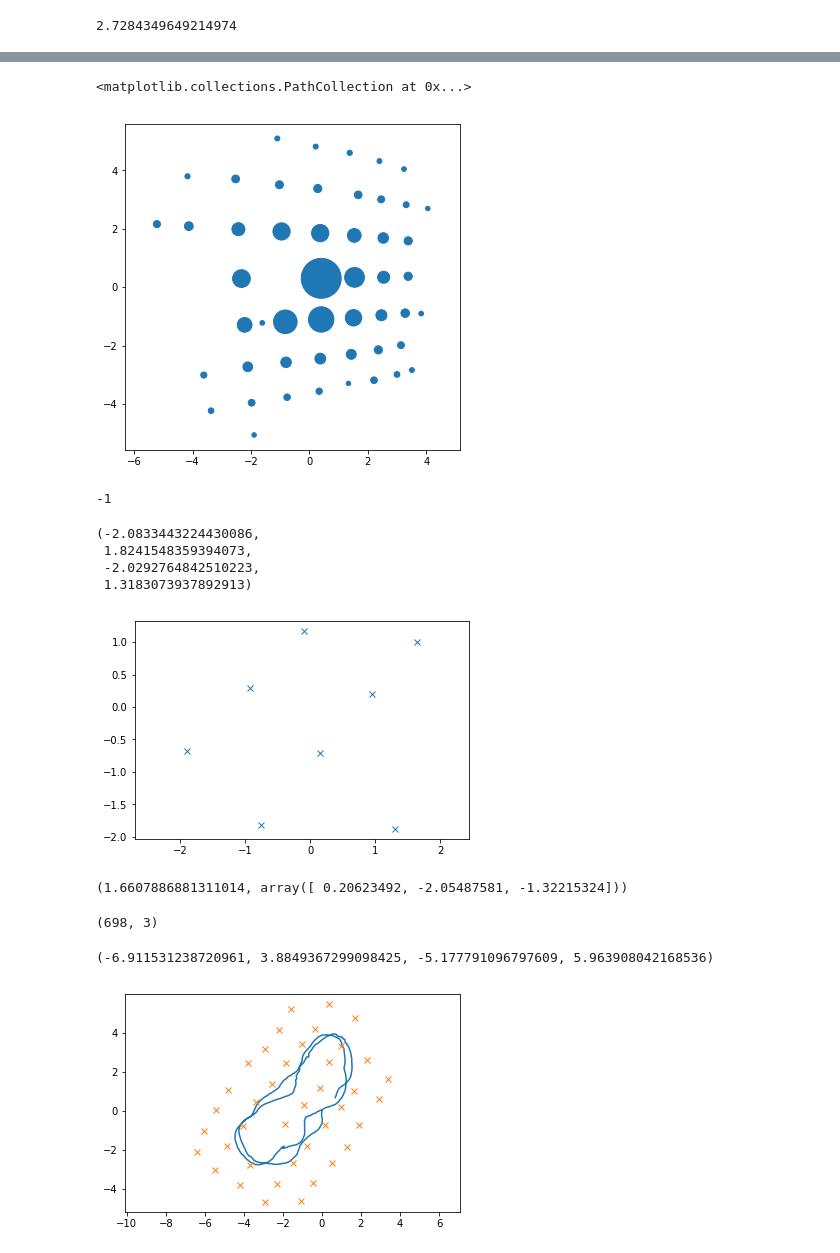
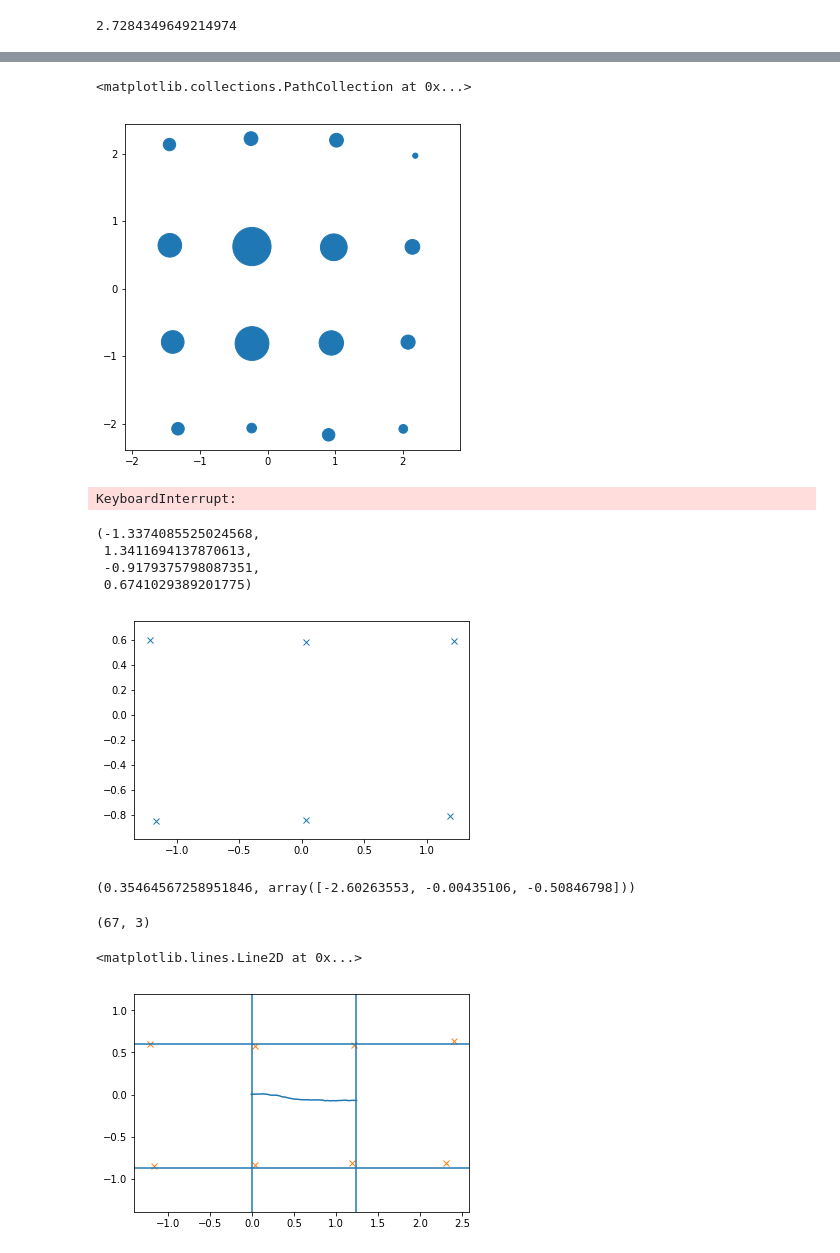
Before and after one commit to a1k0n/cycloid, a Jupyter notebook: tools/bundleadj/lights.ipynb, the cells around one changed output, grey strips where cells are left out. Cells and saved outputs as stored; diff of their text form; code cells hidden in the pictures.

```diff
--- a/tools/bundleadj/lights.ipynb
+++ b/tools/bundleadj/lights.ipynb
@@ -25,0 +24,11 @@ pts.shape
+# %%
+import frontend
+
+pts, origpts = frontend.genlut()
+print(pts.shape)
+centerlimit = 8
+#ceillimit = 2
+ceillimit = 3
+ceilmask = (pts[2] > 0) & (np.sum(pts[:2]**2, axis=0) / pts[2]**2 < ceillimit**2) & (np.sum(origpts**2, axis=2) < centerlimit**2)
+pts = pts[:2, ceilmask] / pts[2, ceilmask]
+ceilmask.shape, pts.shape
@@ -26,5 +47,5 @@ pts.shape
 # %%
-f = open("/opt/data/cycloid/cl20190420/cycloid-20190420-172107.rec", "rb")
+f = open("../../logs/cl20190707/cycloid-20190707-162335.rec", "rb")
 ok, frame = recordreader.read_frame(f)
 gray = frame['yuv420'][:480]
 f.close()
@@ -92,7 +115,7 @@ def features(greyimg, thr=230, minpix=20):
     N = []
     C = []
     for i in range(n):
-        P = ba.pts[0][msk[ba.ceilmask] == i+1]
+        P = pts[:, msk[ceilmask] == i+1].T
         if P.shape[0] < minpix:
             continue
         N.append(P.shape[0])
@@ -111,11 +134,11 @@ R = np.array([[C, -S], [S, C]])
 plt.scatter(*np.dot(R, F.T), N)
 # %% [output]
 <matplotlib.collections.PathCollection at 0x...>
-[figure, old version]
+[figure, new version]
 # %%
 lmframe = []
 
-f = open("/opt/data/cycloid/cl20190420/cycloid-20190420-173131.rec", "rb")
+f = open("../../logs/cl20190707/cycloid-20190707-162426.rec", "rb")
 for frame in recordreader.RecordIterator(f):
     gray = frame['yuv420'][:480]
     F, N, C = features(gray, 239, 5)
@@ -134,9 +157,9 @@ for frame in recordreader.RecordIterator(f):
         cv2.circle(img, (int(16*320 + x[i] * 800), int(16*240 + y[i] * 800)), int(8*np.sqrt(N[i])), c, shift=4)
     lmframe.append(l)
     cv2.imshow("map", img)
-    cv2.imshow("gray", gray)
+    #cv2.imshow("gray", gray)
 
-    k = cv2.waitKey(0)
+    k = cv2.waitKey(1)
     if k == ord('q'):
         break
 
@@ -144,18 +167,18 @@ f.close()
 cv2.destroyAllWindows()
 cv2.waitKey(1)
 # %% [output]
--1
+KeyboardInterrupt:
 # %%
 L = np.array(lmframe[0])
 X = np.array([0., 0, 0])
 plt.plot(L[:, 0], L[:, 1], 'x')
 plt.axis('equal')
 # %% [output]
-(-2.0833443224430086,
- 1.8241548359394073,
- -2.0292764842510223,
- 1.3183073937892913)
+(-1.3374085525024568,
+ 1.3411694137870613,
+ -0.9179375798087351,
+ 0.6741029389201775)
-[figure, old version]
+[figure, new version]
 # %%
 # cost_jk: min_i rho(R_j*L_k + X_j - L_i)
 def cost(x, y, L):  # state, measurement, landmarks
@@ -200,9 +223,9 @@ def cost(x, y, L):  # state, measurement, landmarks
         c += cost[i]
     return c, g/1000., yi, L
 
-cost([0.0, 0, 0], lmframe[200], np.array(lmframe[0])[:, :2])[:2]
+cost([0.0, 0, 0], lmframe[20], np.array(lmframe[0])[:, :2])[:2]
 # %% [output]
-(1.6607886881311014, array([ 0.20623492, -2.05487581, -1.32215324]))
+(0.35464567258951846, array([-2.60263553, -0.00435106, -0.50846798]))
 # %%
 # first pass, initial positions for landmarks and state
 L = np.array(lmframe[0])[:, :2]
@@ -220,14 +243,18 @@ for j in range(1, len(lmframe)):
 xs = np.array(xs)
 xs.shape
 # %% [output]
-(698, 3)
+(67, 3)
 # %%
 plt.plot(xs[:, 0], xs[:, 1])
 plt.plot(L[:, 0], L[:, 1], 'x')
 plt.axis('equal')
+plt.axvline(0)
+plt.axvline(1.237)
+plt.axhline(0.6)
+plt.axhline(0.6 - 1.48)
 # %% [output]
-(-6.911531238720961, 3.8849367299098425, -5.177791096797609, 5.963908042168536)
+<matplotlib.lines.Line2D at 0x...>
-[figure, old version]
+[figure, new version]
 # %%
 from scipy.sparse import lil_matrix
 
```
Also changed, not shown: parts of 51 cells of this notebook, 6 other files.
